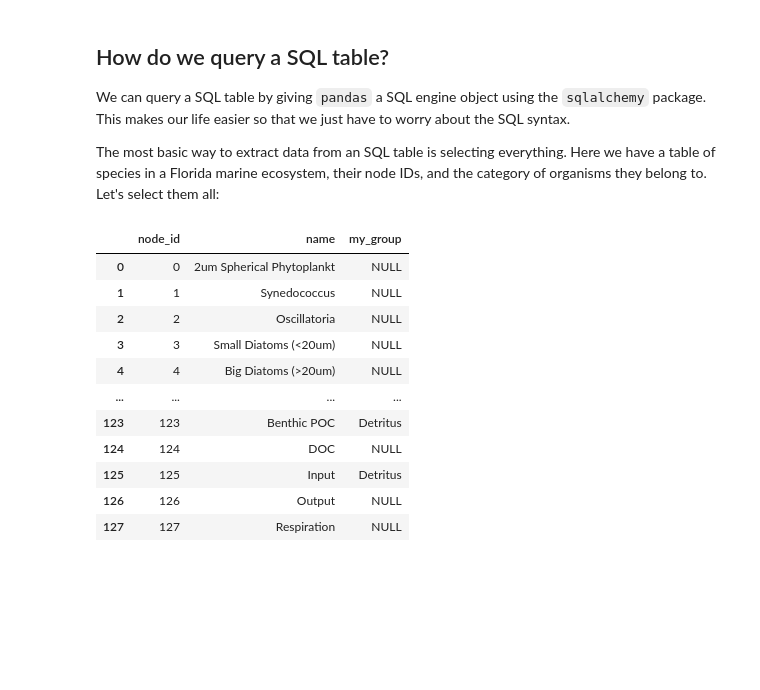
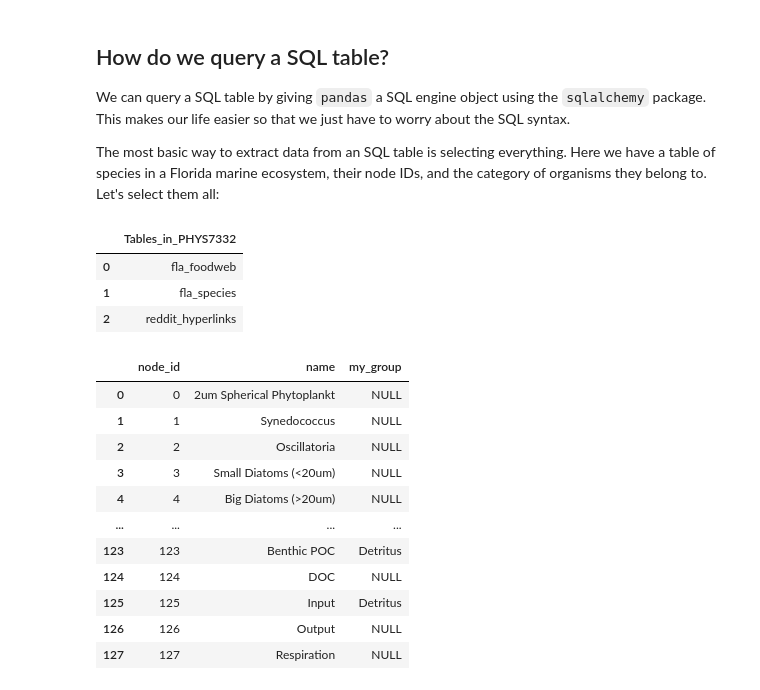
Before and after one commit to nmoghaddas19/student-network-science-data-book, a Jupyter notebook: class_08_datascience1.ipynb, the cells around one changed output. Cells and saved outputs as stored; diff of their text form; code cells hidden in the pictures; blank space fills up the shorter version.

```diff
--- a/class_08_datascience1.ipynb
+++ b/class_08_datascience1.ipynb
@@ -319,6 +319,14 @@ engine = create_engine("mysql+pymysql://{user}:{pw}@{host}/{db}"
 We can query a SQL table by giving `pandas` a SQL engine object using the `sqlalchemy` package. This makes our life easier so that we just have to worry about the SQL syntax.
 
 The most basic way to extract data from an SQL table is selecting everything. Here we have a table of species in a Florida marine ecosystem, their node IDs, and the category of organisms they belong to. Let's select them all:
+# %%
+qu = """SHOW TABLES"""
+pd.read_sql(qu, engine)
+# %% [output]
+|  | Tables_in_PHYS7332 |
+| 0 | fla_foodweb |
+| 1 | fla_species |
+| 2 | reddit_hyperlinks |
 # %%
 qu = 'SELECT * FROM fla_species;'
 pd.read_sql(qu, engine)
```
Also changed, not shown: 5 other files.
